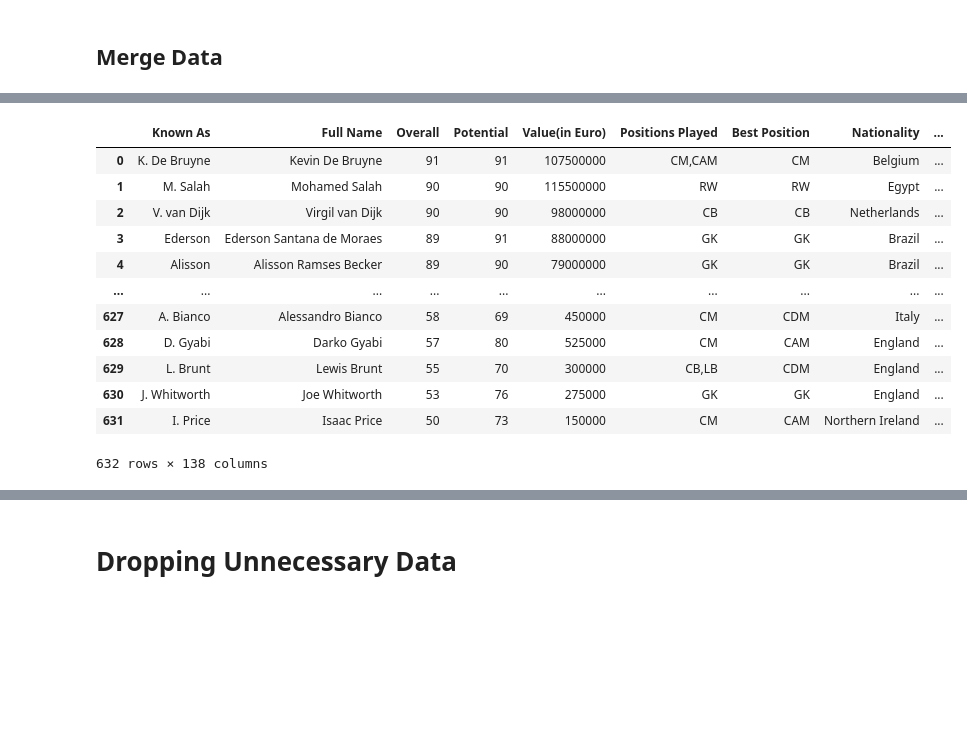
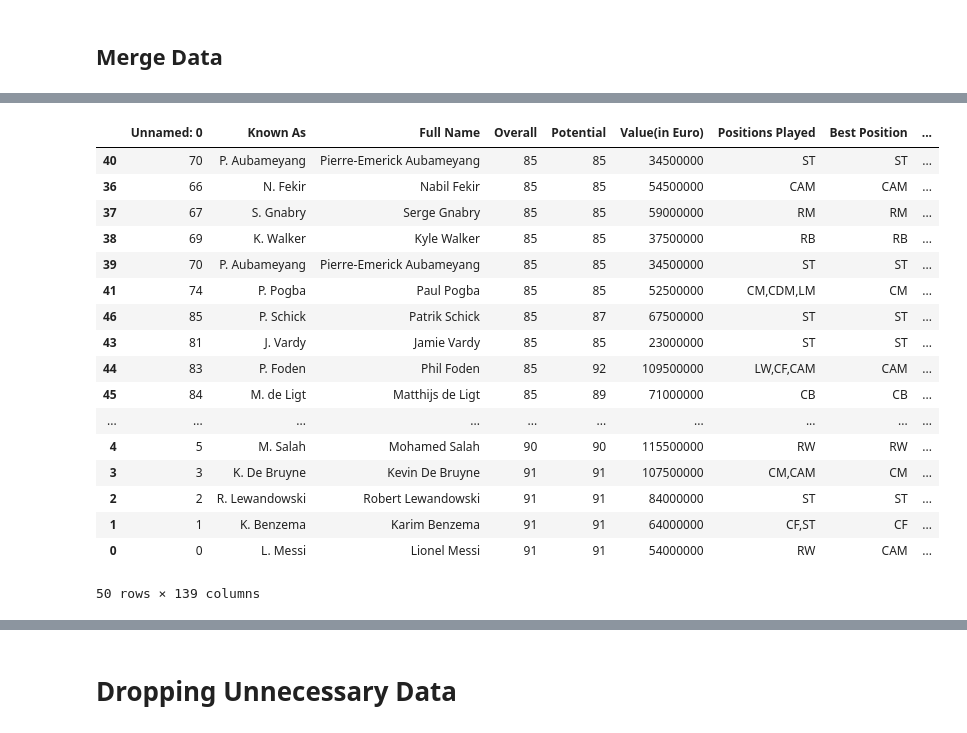
Before and after one commit to Roialfassi/predicting-future-grades-fifa, a Jupyter notebook: PreProcessWithRealStats.ipynb, the cells around one changed output, grey strips where cells are left out. Cells and saved outputs as stored; diff of their text form; code cells hidden in the pictures; blank space fills up the shorter version.

```diff
--- a/PreProcessWithRealStats.ipynb
+++ b/PreProcessWithRealStats.ipynb
@@ -306,0 +302,7 @@ df22 = df22.query("version == 2023")
+# %%
+def remove_days(age_string):
+    """Removes the days from an age string and returns the years as an int."""
+    years = age_string.split("-")[0]
+    return int(years)
+# %%
+stats_2023["Age"] = stats_2023["Age"].apply(remove_days)
@@ -307 +330,4 @@ df22 = df22.query("version == 2023")
+# %%
+merged_df = pd.merge(fifa23_ratings, stats_2023, how='inner', left_on=[ 'version' , 'First Initial',"Full Name"],
+                     right_on=['version' , "First Initial","Player"])
 # %%
@@ -323,18 +349,21 @@ df22
-# %%
-merged_df["Age"] = merged_df["Age_x"]
 # %%
-merged_df
+merged_df.sort_values('Overall').tail(50)
 # %% [output]
-|  | Known As | Full Name | Overall | Potential | Value(in Euro) | Positions Played | Best Position | Nationality | ... |
-| 0 | K. De Bruyne | Kevin De Bruyne | 91 | 91 | 107500000 | CM,CAM | CM | Belgium | ... |
-| 1 | M. Salah | Mohamed Salah | 90 | 90 | 115500000 | RW | RW | Egypt | ... |
-| 2 | V. van Dijk | Virgil van Dijk | 90 | 90 | 98000000 | CB | CB | Netherlands | ... |
-| 3 | Ederson | Ederson Santana de Moraes | 89 | 91 | 88000000 | GK | GK | Brazil | ... |
-| 4 | Alisson | Alisson Ramses Becker | 89 | 90 | 79000000 | GK | GK | Brazil | ... |
+|  | Unnamed: 0 | Known As | Full Name | Overall | Potential | Value(in Euro) | Positions Played | Best Position | ... |
+| 40 | 70 | P. Aubameyang | Pierre-Emerick Aubameyang | 85 | 85 | 34500000 | ST | ST | ... |
+| 36 | 66 | N. Fekir | Nabil Fekir | 85 | 85 | 54500000 | CAM | CAM | ... |
+| 37 | 67 | S. Gnabry | Serge Gnabry | 85 | 85 | 59000000 | RM | RM | ... |
+| 38 | 69 | K. Walker | Kyle Walker | 85 | 85 | 37500000 | RB | RB | ... |
+| 39 | 70 | P. Aubameyang | Pierre-Emerick Aubameyang | 85 | 85 | 34500000 | ST | ST | ... |
+| 41 | 74 | P. Pogba | Paul Pogba | 85 | 85 | 52500000 | CM,CDM,LM | CM | ... |
+| 46 | 85 | P. Schick | Patrik Schick | 85 | 87 | 67500000 | ST | ST | ... |
+| 43 | 81 | J. Vardy | Jamie Vardy | 85 | 85 | 23000000 | ST | ST | ... |
+| 44 | 83 | P. Foden | Phil Foden | 85 | 92 | 109500000 | LW,CF,CAM | CAM | ... |
+| 45 | 84 | M. de Ligt | Matthijs de Ligt | 85 | 89 | 71000000 | CB | CB | ... |
 | ... | ... | ... | ... | ... | ... | ... | ... | ... | ... |
-| 627 | A. Bianco | Alessandro Bianco | 58 | 69 | 450000 | CM | CDM | Italy | ... |
-| 628 | D. Gyabi | Darko Gyabi | 57 | 80 | 525000 | CM | CAM | England | ... |
-| 629 | L. Brunt | Lewis Brunt | 55 | 70 | 300000 | CB,LB | CDM | England | ... |
-| 630 | J. Whitworth | Joe Whitworth | 53 | 76 | 275000 | GK | GK | England | ... |
-| 631 | I. Price | Isaac Price | 50 | 73 | 150000 | CM | CAM | Northern Ireland | ... |
+| 4 | 5 | M. Salah | Mohamed Salah | 90 | 90 | 115500000 | RW | RW | ... |
+| 3 | 3 | K. De Bruyne | Kevin De Bruyne | 91 | 91 | 107500000 | CM,CAM | CM | ... |
+| 2 | 2 | R. Lewandowski | Robert Lewandowski | 91 | 91 | 84000000 | ST | ST | ... |
+| 1 | 1 | K. Benzema | Karim Benzema | 91 | 91 | 64000000 | CF,ST | CF | ... |
+| 0 | 0 | L. Messi | Lionel Messi | 91 | 91 | 54000000 | RW | CAM | ... |
-632 rows × 138 columns
+50 rows × 139 columns
```
Also changed, not shown: parts of 33 cells of this notebook, 13 other files.
